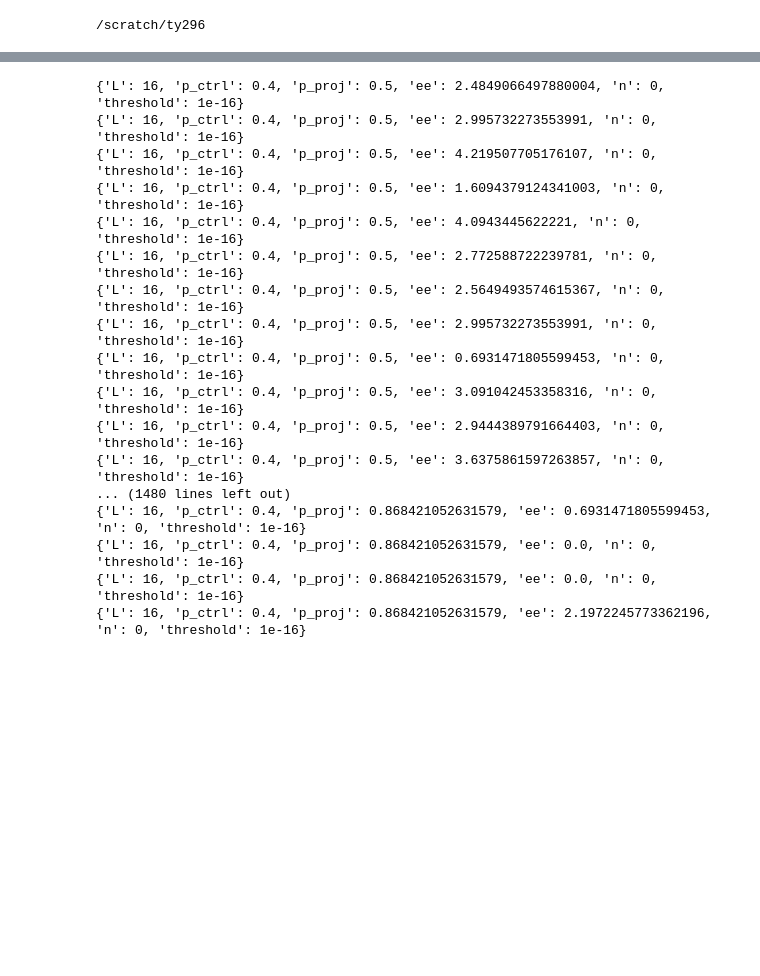
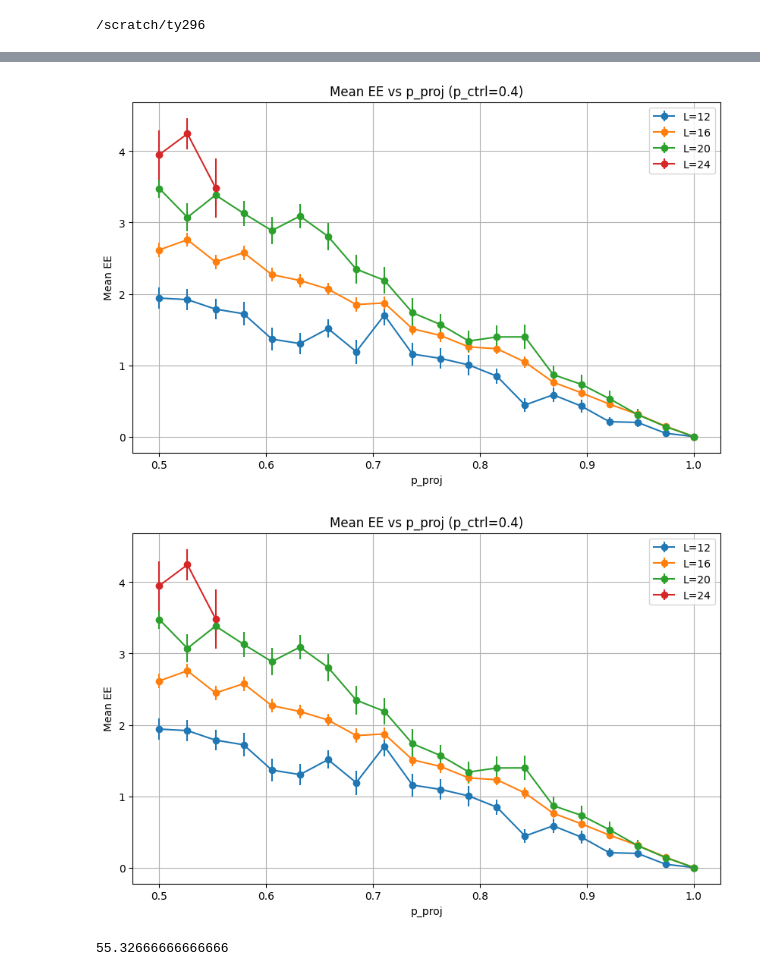
Before and after one commit to youtao1999/CT_MPS_mini, a Jupyter notebook: plot.ipynb, the cells around one changed output, grey strips where cells are left out. Cells and saved outputs as stored; diff of their text form; code cells hidden in the pictures; blank space fills up the shorter version.

Commit message:
updated the plotting function.

```diff
--- a/plot.ipynb
+++ b/plot.ipynb
@@ -263,20 +18,19 @@ Plots saved to /scratch/ty296/plots/
-# %%
-postprocessing(data_file_path, json_output_file, n, threshold)
-# %% [output]
-{'L': 16, 'p_ctrl': 0.4, 'p_proj': 0.5, 'ee': 2.4849066497880004, 'n': 0, 'threshold': 1e-16}
-{'L': 16, 'p_ctrl': 0.4, 'p_proj': 0.5, 'ee': 2.995732273553991, 'n': 0, 'threshold': 1e-16}
-{'L': 16, 'p_ctrl': 0.4, 'p_proj': 0.5, 'ee': 4.219507705176107, 'n': 0, 'threshold': 1e-16}
-{'L': 16, 'p_ctrl': 0.4, 'p_proj': 0.5, 'ee': 1.6094379124341003, 'n': 0, 'threshold': 1e-16}
-{'L': 16, 'p_ctrl': 0.4, 'p_proj': 0.5, 'ee': 4.0943445622221, 'n': 0, 'threshold': 1e-16}
-{'L': 16, 'p_ctrl': 0.4, 'p_proj': 0.5, 'ee': 2.772588722239781, 'n': 0, 'threshold': 1e-16}
-{'L': 16, 'p_ctrl': 0.4, 'p_proj': 0.5, 'ee': 2.5649493574615367, 'n': 0, 'threshold': 1e-16}
-{'L': 16, 'p_ctrl': 0.4, 'p_proj': 0.5, 'ee': 2.995732273553991, 'n': 0, 'threshold': 1e-16}
-{'L': 16, 'p_ctrl': 0.4, 'p_proj': 0.5, 'ee': 0.6931471805599453, 'n': 0, 'threshold': 1e-16}
-{'L': 16, 'p_ctrl': 0.4, 'p_proj': 0.5, 'ee': 3.091042453358316, 'n': 0, 'threshold': 1e-16}
-{'L': 16, 'p_ctrl': 0.4, 'p_proj': 0.5, 'ee': 2.9444389791664403, 'n': 0, 'threshold': 1e-16}
-{'L': 16, 'p_ctrl': 0.4, 'p_proj': 0.5, 'ee': 3.6375861597263857, 'n': 0, 'threshold': 1e-16}
-... (1480 lines left out)
-{'L': 16, 'p_ctrl': 0.4, 'p_proj': 0.868421052631579, 'ee': 0.6931471805599453, 'n': 0, 'threshold': 1e-16}
-{'L': 16, 'p_ctrl': 0.4, 'p_proj': 0.868421052631579, 'ee': 0.0, 'n': 0, 'threshold': 1e-16}
-{'L': 16, 'p_ctrl': 0.4, 'p_proj': 0.868421052631579, 'ee': 0.0, 'n': 0, 'threshold': 1e-16}
-{'L': 16, 'p_ctrl': 0.4, 'p_proj': 0.868421052631579, 'ee': 2.1972245773362196, 'n': 0, 'threshold': 1e-16}
+# %%
+# statistical functions
+def mean_func(x):
+    return x.mean()
+
+def sem_func(x):
+    """Standard Error of Mean"""
+    return x.std() / np.sqrt(len(x))
+
+def variance_func(x):
+    return x.var()
+
+def sev_func(x):
+    """Standard Error of Variance"""
+    n = len(x)
+    if n <= 1:
+        return np.nan
+    # Standard error of variance formula
+    return x.var() * np.sqrt(2 / (n - 1))
@@ -282,0 +102,19 @@ postprocessing(data_file_path, json_output_file, n, threshold)
+# %%
+dir_name = '/scratch/ty296/hdf5_data/p_ctrl0.4'
+for threshold in np.logspace(-16, -5, 2):
+    data = data_processor(dir_name, n=0, threshold=threshold)
+    data.plot()
+    data.save_plotting_data()
+# result = df_all_data.groupby(['L', 'p_ctrl', 'p_proj'])['s_0'].agg([
+#     ('mean', mean_func),
+#     ('sem', sem_func),
+#     ('variance', variance_func),
+#     ('sev', sev_func)
+# ])
+# %% [output]
+[figure, added]
+[figure, added]
+# %%
+(229.23+102.73) / 6.
+# %% [output]
+55.32666666666666
```
Also changed, not shown: parts of 5 cells of this notebook, 2 other files.
